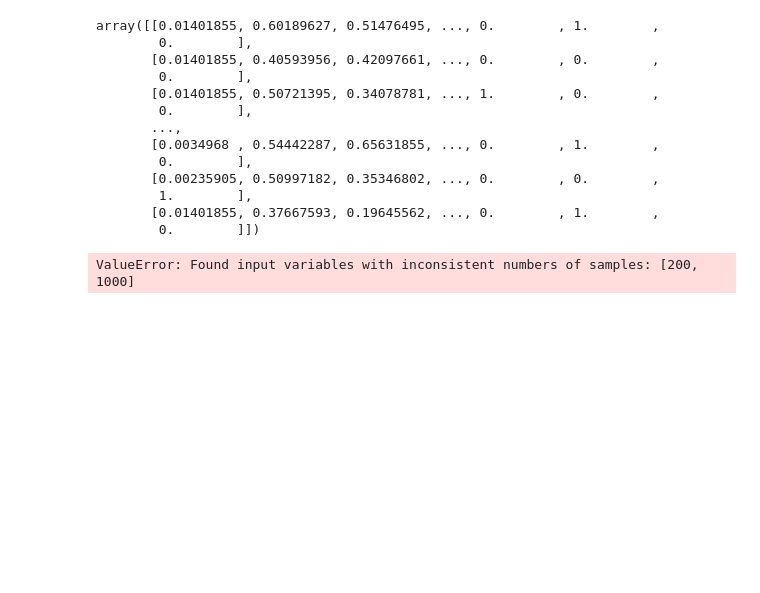
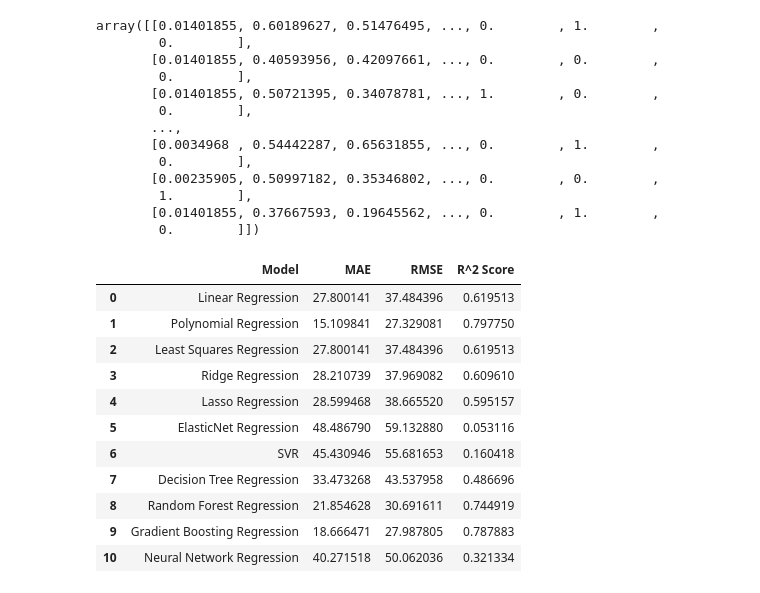
Before and after one commit to pxs1990/regression_analysis_project, a Jupyter notebook: complete_regression_models.ipynb, the cells around one changed output. Cells and saved outputs as stored; diff of their text form; code cells hidden in the pictures; blank space fills up the shorter version.

```diff
--- a/complete_regression_models.ipynb
+++ b/complete_regression_models.ipynb
@@ -300,31 +297,70 @@ X_train, X_test, y_train, y_test = train_test_split(X_processed, y, test_size=0.
 # %%
 # Feature Engineering (Polynomial Features)
 poly = PolynomialFeatures(degree=2, include_bias=False)
-X_poly = poly.fit_transform(X_processed)
+X_train_poly = poly.fit_transform(X_train)
+X_test_poly = poly.transform(X_test)
 # Model Training and Testing
 models = {
     'Linear Regression': LinearRegression(),
     'Polynomial Regression': LinearRegression(),
     'Least Squares Regression': LinearRegression(),
     'Ridge Regression': Ridge(),
     'Lasso Regression': Lasso(),
     'ElasticNet Regression': ElasticNet(),
     'SVR': SVR(),
     'Decision Tree Regression': DecisionTreeRegressor(),
     'Random Forest Regression': RandomForestRegressor(),
     'Gradient Boosting Regression': GradientBoostingRegressor(),
     'Neural Network Regression': MLPRegressor()
 }
 
+from sklearn.metrics import mean_squared_error,mean_absolute_error, r2_score
+import numpy as np
+
+# Initialize lists to store metric values
+model_names = []
+mae_values = []
+rmse_values = []
+r2_values = []
+
+# Loop through models
 for name, model in models.items():
+    # Fit model and make predictions
     if name == 'Polynomial Regression':
-        model.fit(X_poly, y_train)
-        y_pred = model.predict(X_poly)
+        model.fit(X_train_poly, y_train)
+        y_pred = model.predict(X_test_poly)
     else:
         model.fit(X_train, y_train)
-        y_pred = model.predict(X_processed)
+        y_pred = model.predict(X_test)
 
+    # Calculate RMSE
+    mae = mean_absolute_error(y_test, y_pred)
+
+    # Calculate RMSE
     mse = mean_squared_error(y_test, y_pred)
-    print(f"{name}: MSE = {mse}")
+    rmse = np.sqrt(mse)
+
+    # Calculate R^2 score
+    r2 = r2_score(y_test, y_pred)
+
+    # Append metric values to lists
+    model_names.append(name)
+    mae_values.append(mae)
+    rmse_values.append(rmse)
+    r2_values.append(r2)
+
+Metric_df=pd.DataFrame({'Model': model_names, 'MAE':mae_values,'RMSE': rmse_values,'R^2 Score': r2_values})
+Metric_df
 # %% [output]
-ValueError: Found input variables with inconsistent numbers of samples: [200, 1000]
+|  | Model | MAE | RMSE | R^2 Score |
+| 0 | Linear Regression | 27.800141 | 37.484396 | 0.619513 |
+| 1 | Polynomial Regression | 15.109841 | 27.329081 | 0.797750 |
+| 2 | Least Squares Regression | 27.800141 | 37.484396 | 0.619513 |
+| 3 | Ridge Regression | 28.210739 | 37.969082 | 0.609610 |
+| 4 | Lasso Regression | 28.599468 | 38.665520 | 0.595157 |
+| 5 | ElasticNet Regression | 48.486790 | 59.132880 | 0.053116 |
+| 6 | SVR | 45.430946 | 55.681653 | 0.160418 |
+| 7 | Decision Tree Regression | 33.473268 | 43.537958 | 0.486696 |
+| 8 | Random Forest Regression | 21.854628 | 30.691611 | 0.744919 |
+| 9 | Gradient Boosting Regression | 18.666471 | 27.987805 | 0.787883 |
+| 10 | Neural Network Regression | 40.271518 | 50.062036 | 0.321334 |
```
Also changed, not shown: parts of 4 cells of this notebook.
